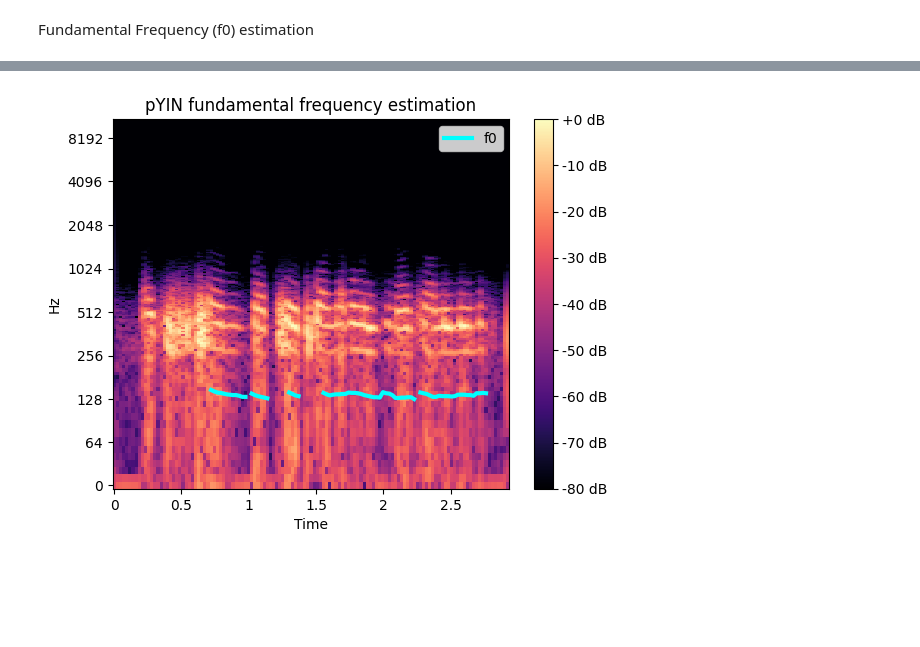
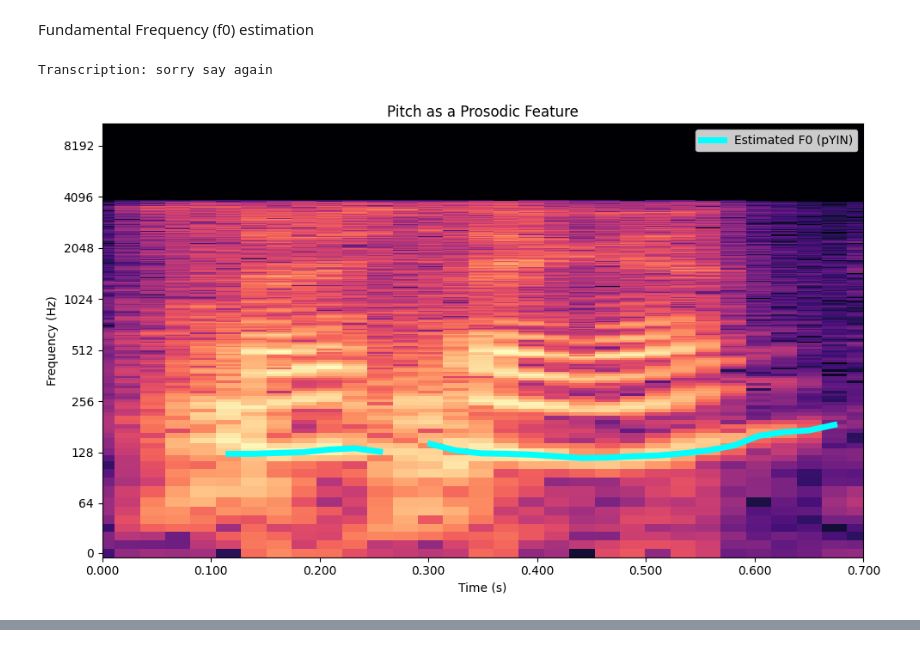
Before and after one commit to jmp-22/CMPT419Project, a Jupyter notebook: extract_and_visualize.ipynb, the cells around one changed output, grey strips where cells are left out. Cells and saved outputs as stored; diff of their text form; code cells hidden in the pictures; blank space fills up the shorter version.

```diff
--- a/extract_and_visualize.ipynb
+++ b/extract_and_visualize.ipynb
@@ -213,40 +234,68 @@ plt.show()
 # %% [markdown]
 Fundamental Frequency (f0) estimation
 # %%
-audio_path = audio_paths[11]
+import pandas as pd
+import numpy as np
+import matplotlib.pyplot as plt
+import librosa
+import librosa.display
+import IPython.display as ipd
+from scipy import signal
 
+# Load dataset
+data = pd.read_csv("N_1000_filtered_train_data_with_features.csv")
+
+# Select an example
+index = 2305 # I like this one because it asks "sorry, say again?" with an upwards intonation
+row = data[data['index'] == index]
+
+# Get audio path and transcription
+audio_path = row['audio_path'].values[0]
+text = row['text'].values[0]
+print("Transcription:", text)
+
+# Load audio
 y, sr = librosa.load(audio_path)
 
+# Apply a low-pass Butterworth filter (optional)
+apply_filter = False
+if apply_filter:
+    cutoff_freq = 512  # Hz
+    nyquist = sr / 2
+    normal_cutoff = cutoff_freq / nyquist
+    b, a = signal.butter(4, normal_cutoff, btype='low')
+    y = signal.filtfilt(b, a, y)
 
-# Design a low-pass filter
-cutoff_freq = 512  # Cutoff frequency in Hz
-nyquist = sr / 2    # Nyquist frequency
-normal_cutoff = cutoff_freq / nyquist  # Normalized cutoff frequency
-
-# Design a Butterworth low-pass filter
-b, a = signal.butter(4, normal_cutoff, btype='low', analog=False)
-
-# Apply the filter
-y = signal.filtfilt(b, a, y)
-
-
-f0, voiced_flag, voiced_probs = librosa.pyin(y,
-                                            fmin=librosa.note_to_hz('C2'),
-                                            fmax=librosa.note_to_hz('C7'))
-
+# Estimate pitch
+f0, voiced_flag, voiced_probs = librosa.pyin(
+    y,
+    fmin=librosa.note_to_hz('C2'),
+    fmax=librosa.note_to_hz('C7')
+)
 
 
 times = librosa.times_like(f0, sr=sr)
 
 D = librosa.amplitude_to_db(np.abs(librosa.stft(y)), ref=np.max)
-fig, ax = plt.subplots()
-img = librosa.display.specshow(D, x_axis='time', y_axis='log', ax=ax)
-ax.set(title='pYIN fundamental frequency estimation')
-fig.colorbar(img, ax=ax, format="%+2.f dB")
-ax.plot(times, f0, label='f0', color='cyan', linewidth=3)
+
+# Plotting
+fig, ax = plt.subplots(figsize=(10, 6))
+img = librosa.display.specshow(D, x_axis='time', y_axis='log', sr=sr, ax=ax, cmap='magma')
+#fig.colorbar(img, ax=ax, format="%+2.0f dB", label='Amplitude (dB)')
+
+# Overlay f0 track
+ax.plot(times, f0, label='Estimated F0 (pYIN)', color='cyan', linewidth=5, )
+ax.set(title='Pitch as a Prosodic Feature', xlabel='Time (s)', ylabel='Frequency (Hz)')
 ax.legend(loc='upper right')
+ax.set_xlabel("Time (s)")
+ax.set_ylabel("Frequency (Hz)")
+ax.set_xlim(0, 0.7)
+plt.tight_layout()
+plt.show()
 
+# play the audio
 ipd.Audio(y, rate=sr)
 # %% [output]
+Transcription: sorry say again
+[figure, new version]
 [interactive output not drawn]
-[figure, old version]
```
Also changed, not shown: parts of 15 cells of this notebook, 10 other files.
